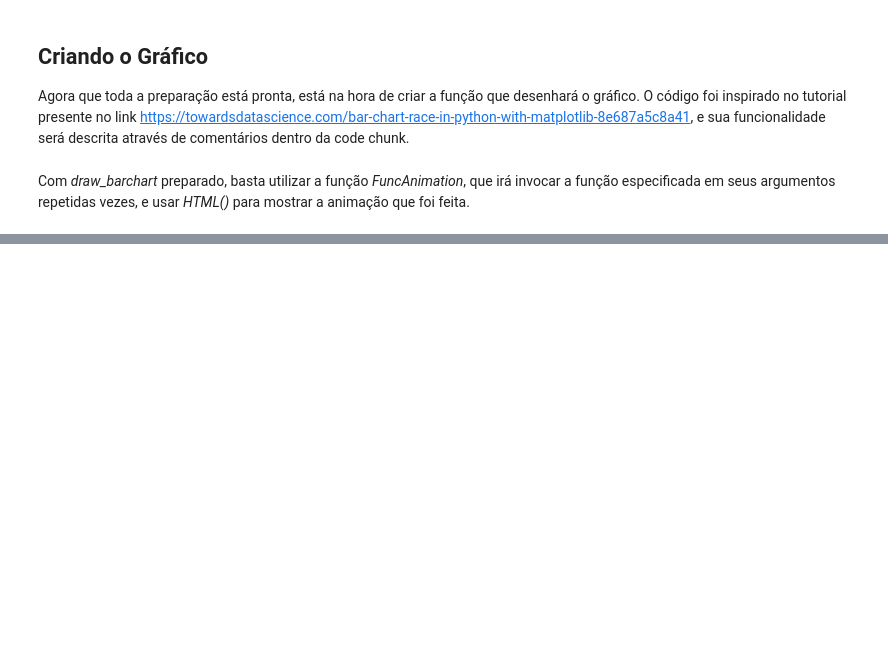
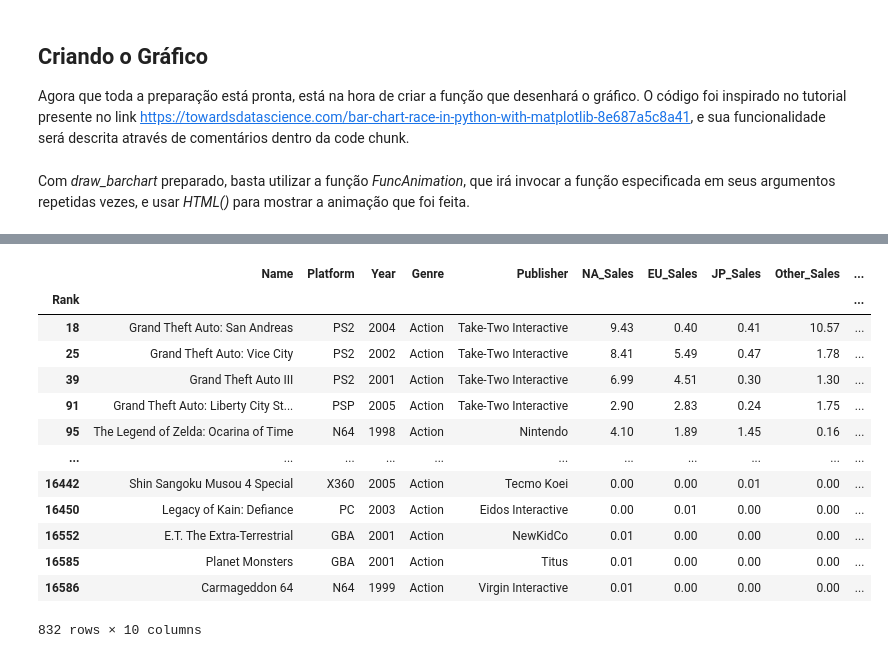
Before and after one commit to adamesalles/icd-eda, a Jupyter notebook: Tiago.ipynb, the cells around one changed output, grey strips where cells are left out. Cells and saved outputs as stored; diff of their text form; code cells hidden in the pictures; blank space fills up the shorter version.

```diff
--- a/Tiago.ipynb
+++ b/Tiago.ipynb
@@ -155,0 +230,17 @@ animation
+# %%
+vgsales[(vgsales.Genre.str.contains("Action")) & (vgsales.Year > 1995) & (vgsales.Year < 2006)]
+# %% [output]
+|  | Name | Platform | Year | Genre | Publisher | NA_Sales | EU_Sales | JP_Sales | Other_Sales | ... |
+| Rank |  |  |  |  |  |  |  |  |  | ... |
+| 18 | Grand Theft Auto: San Andreas | PS2 | 2004 | Action | Take-Two Interactive | 9.43 | 0.40 | 0.41 | 10.57 | ... |
+| 25 | Grand Theft Auto: Vice City | PS2 | 2002 | Action | Take-Two Interactive | 8.41 | 5.49 | 0.47 | 1.78 | ... |
+| 39 | Grand Theft Auto III | PS2 | 2001 | Action | Take-Two Interactive | 6.99 | 4.51 | 0.30 | 1.30 | ... |
+| 91 | Grand Theft Auto: Liberty City St... | PSP | 2005 | Action | Take-Two Interactive | 2.90 | 2.83 | 0.24 | 1.75 | ... |
+| 95 | The Legend of Zelda: Ocarina of Time | N64 | 1998 | Action | Nintendo | 4.10 | 1.89 | 1.45 | 0.16 | ... |
+| ... | ... | ... | ... | ... | ... | ... | ... | ... | ... | ... |
+| 16442 | Shin Sangoku Musou 4 Special | X360 | 2005 | Action | Tecmo Koei | 0.00 | 0.00 | 0.01 | 0.00 | ... |
+| 16450 | Legacy of Kain: Defiance | PC | 2003 | Action | Eidos Interactive | 0.00 | 0.01 | 0.00 | 0.00 | ... |
+| 16552 | E.T. The Extra-Terrestrial | GBA | 2001 | Action | NewKidCo | 0.01 | 0.00 | 0.00 | 0.00 | ... |
+| 16585 | Planet Monsters | GBA | 2001 | Action | Titus | 0.01 | 0.00 | 0.00 | 0.00 | ... |
+| 16586 | Carmageddon 64 | N64 | 1999 | Action | Virgin Interactive | 0.01 | 0.00 | 0.00 | 0.00 | ... |
+832 rows × 10 columns
```
Also changed, not shown: parts of 21 cells of this notebook.
